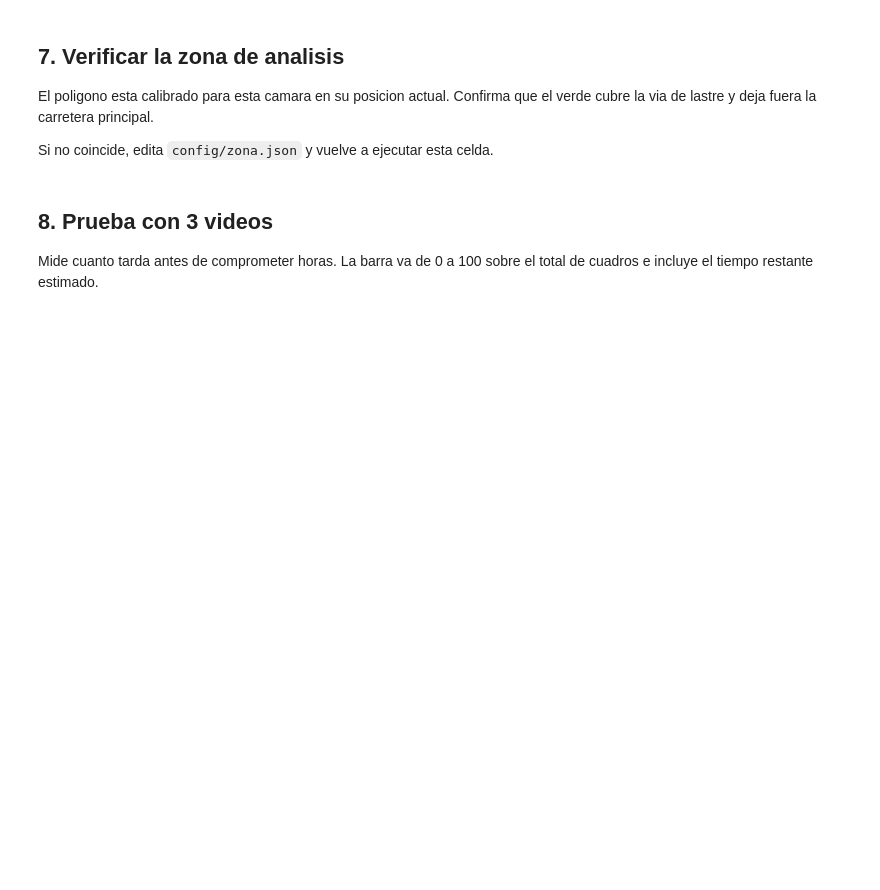
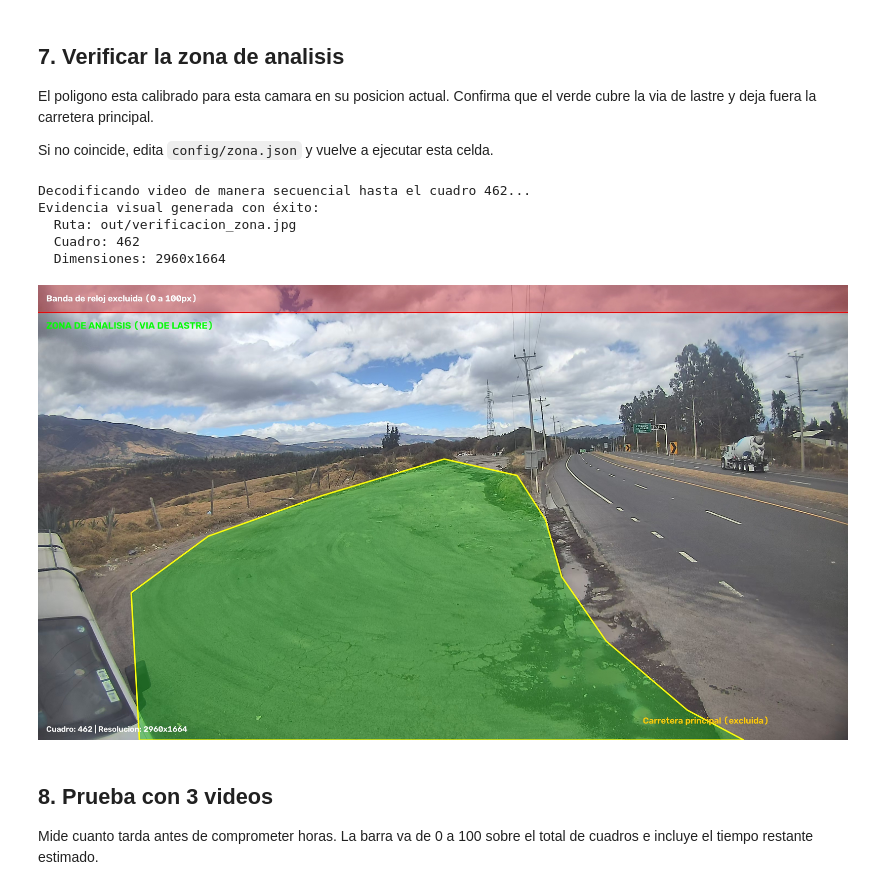
Before and after one commit to riofutabac/PLACAS-RECONOCIMIENTO, a Jupyter notebook: colab/placas_lastre.ipynb, the cells around one changed output. Saved outputs shown, nothing was run; the diff lists cells and outputs as text; code cells hidden in the pictures; blank space fills up the shorter version.

```diff
--- a/colab/placas_lastre.ipynb
+++ b/colab/placas_lastre.ipynb
@@ -133,11 +174,17 @@ Si no coincide, edita `config/zona.json` y vuelve a ejecutar esta celda.
 # %%
 from IPython.display import Image, display
 
-# El script elige un cuadro que exista en este video.
-# Leer desde Drive es lento: deja que termine, puede tardar un par de minutos.
-!cd $PROYECTO && python scripts/verificar_zona.py "$PRIMER_VIDEO"
+# Sin --frame, el script elige un cuadro que exista en este video
+!python scripts/verificar_zona.py "$PRIMER_VIDEO"
 
-display(Image(f"{PROYECTO}/out/verificacion_zona.jpg", width=950))
+display(Image("out/verificacion_zona.jpg", width=950))
+# %% [output]
+Decodificando video de manera secuencial hasta el cuadro 462...
+Evidencia visual generada con éxito:
+  Ruta: out/verificacion_zona.jpg
+  Cuadro: 462
+  Dimensiones: 2960x1664
+[figure, added]
 # %% [markdown]
 ## 8. Prueba con 3 videos
 
```
Also changed, not shown: parts of 10 cells of this notebook.
